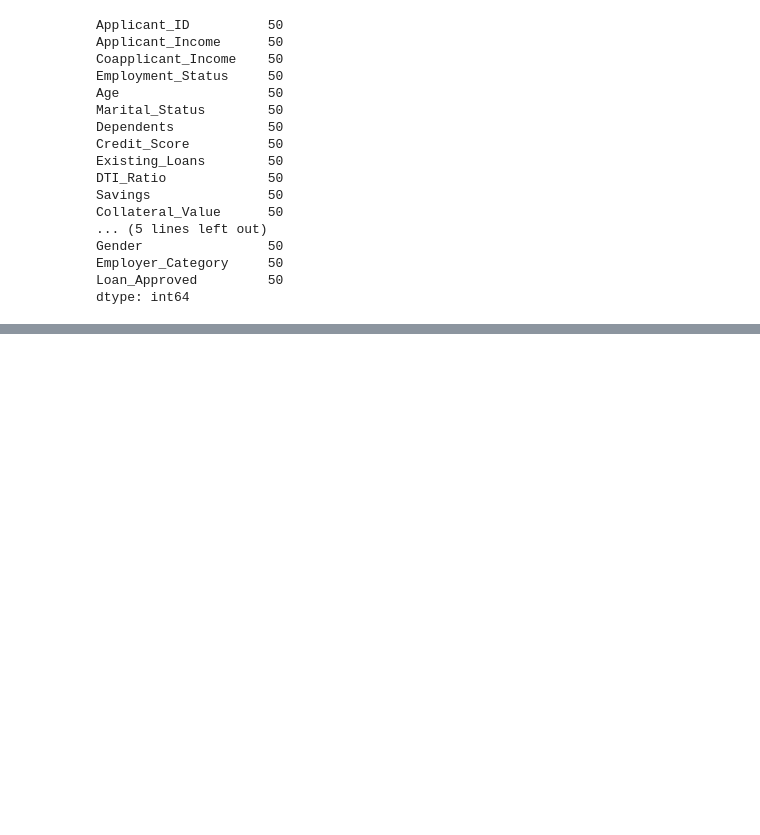
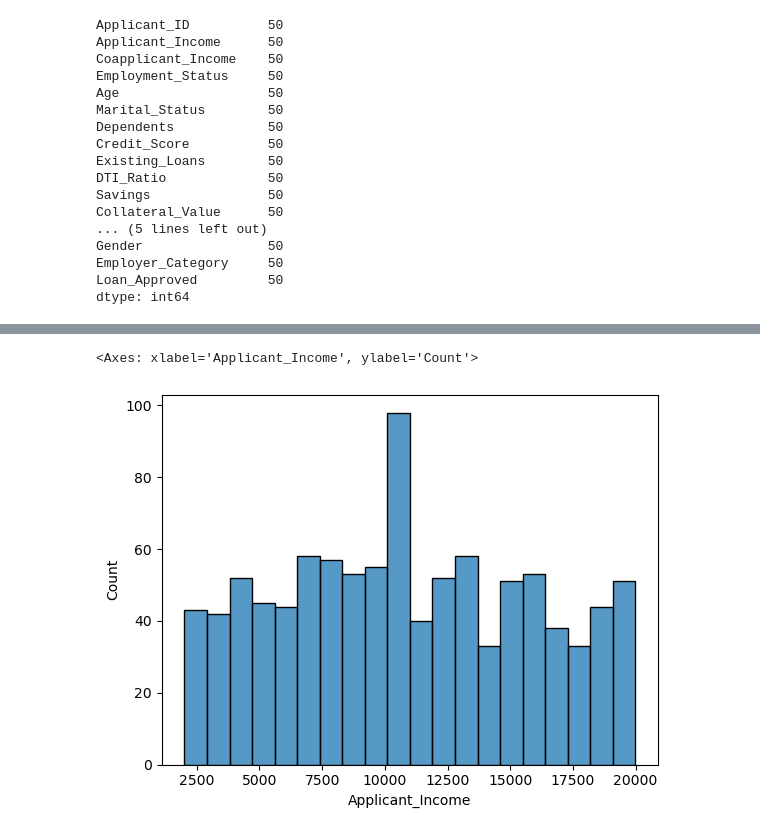
Before and after one commit to mukeshlilawat1/CreditWise-Loan-System---Machine-Learning-Project, a Jupyter notebook: loan_approval.ipynb, the cells around one changed output, grey strips where cells are left out. Cells and saved outputs as stored; diff of their text form; code cells hidden in the pictures; blank space fills up the shorter version.

```diff
--- a/loan_approval.ipynb
+++ b/loan_approval.ipynb
@@ -73,0 +156,10 @@ df.describe()
+# %%
+## analyze income
+sns.histplot(
+    data = df,
+    x =  "Applicant_Income",
+    bins=20
+)
+# %% [output]
+<Axes: xlabel='Applicant_Income', ylabel='Count'>
+[figure, added]
```
Also changed, not shown: parts of 47 cells of this notebook, 3 other files.
